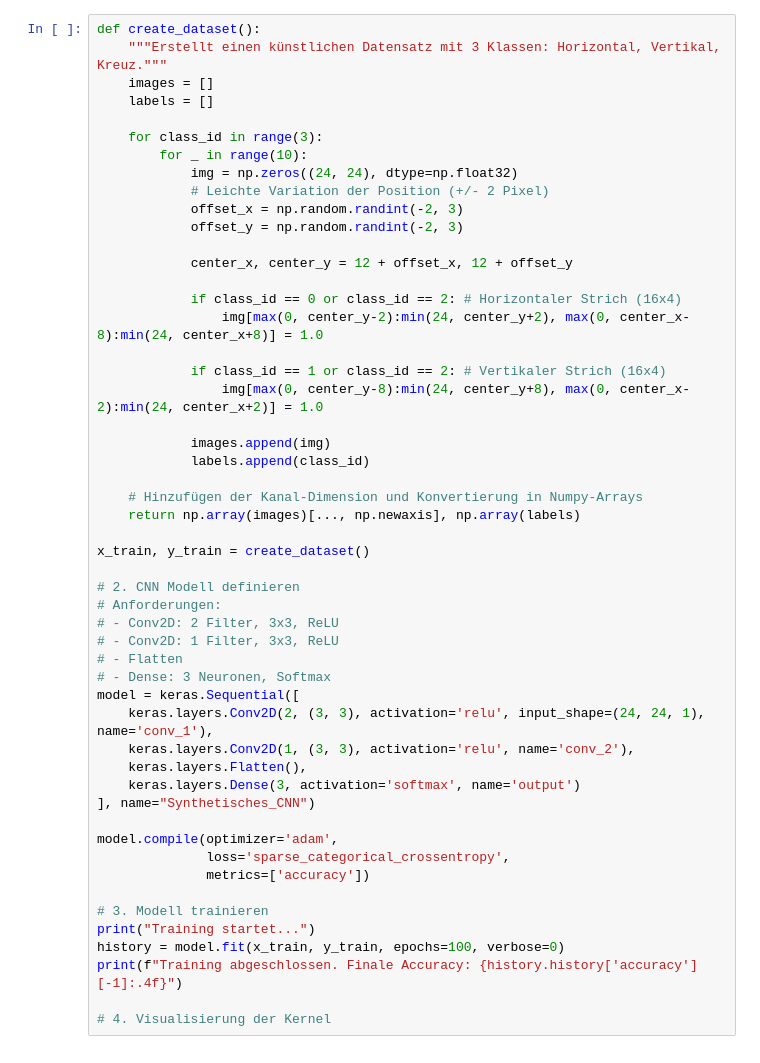
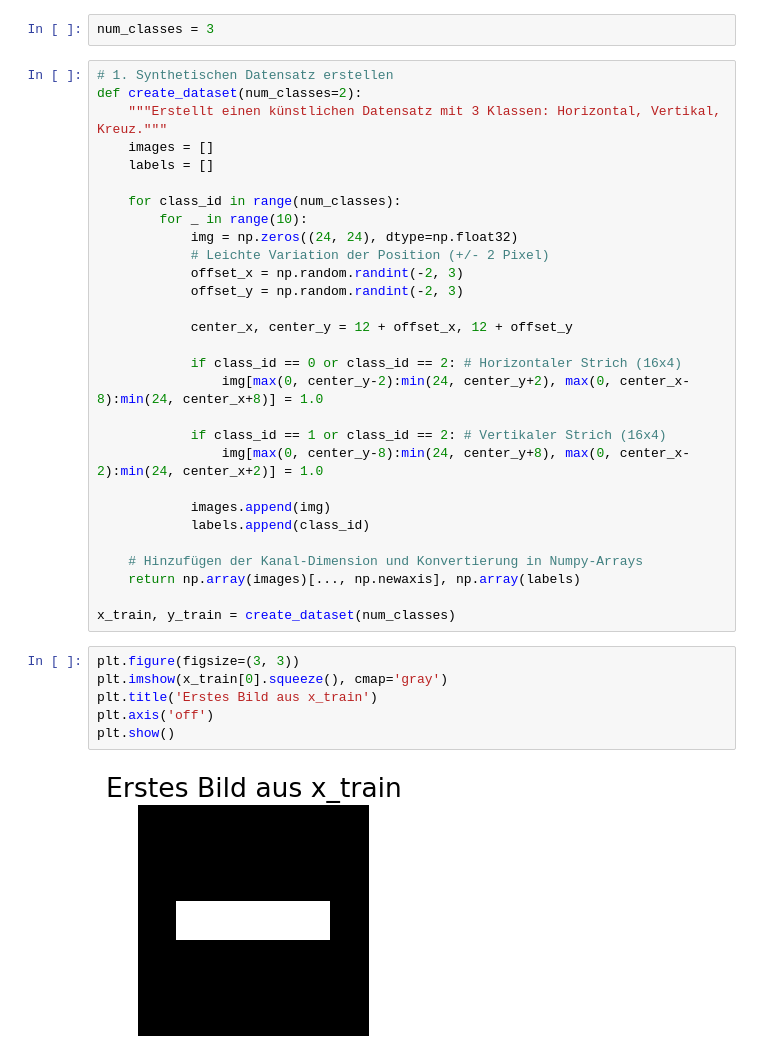
Before and after one commit to dgaida/wpf_dlml_th_public, a Jupyter notebook: assets/exercises/week_06/04_synthetischer_datensatz_cnn.ipynb, the cells around one changed output. Cells and saved outputs as stored; diff of their text form.

```diff
--- a/assets/exercises/week_06/04_synthetischer_datensatz_cnn.ipynb
+++ b/assets/exercises/week_06/04_synthetischer_datensatz_cnn.ipynb
@@ -21,10 +19,13 @@ plt.rcParams.update({'font.size': 16})
+# %%
+num_classes = 3
 # %%
-def create_dataset():
+# 1. Synthetischen Datensatz erstellen
+def create_dataset(num_classes=2):
     """Erstellt einen künstlichen Datensatz mit 3 Klassen: Horizontal, Vertikal, Kreuz."""
     images = []
     labels = []
 
-    for class_id in range(3):
+    for class_id in range(num_classes):
         for _ in range(10):
             img = np.zeros((24, 24), dtype=np.float32)
             # Leichte Variation der Position (+/- 2 Pixel)
@@ -45,28 +46,12 @@ def create_dataset():
     # Hinzufügen der Kanal-Dimension und Konvertierung in Numpy-Arrays
     return np.array(images)[..., np.newaxis], np.array(labels)
 
-x_train, y_train = create_dataset()
-
-# 2. CNN Modell definieren
-# Anforderungen:
-# - Conv2D: 2 Filter, 3x3, ReLU
-# - Conv2D: 1 Filter, 3x3, ReLU
-# - Flatten
-# - Dense: 3 Neuronen, Softmax
-model = keras.Sequential([
-    keras.layers.Conv2D(2, (3, 3), activation='relu', input_shape=(24, 24, 1), name='conv_1'),
-    keras.layers.Conv2D(1, (3, 3), activation='relu', name='conv_2'),
-    keras.layers.Flatten(),
-    keras.layers.Dense(3, activation='softmax', name='output')
-], name="Synthetisches_CNN")
-
-model.compile(optimizer='adam',
-              loss='sparse_categorical_crossentropy',
-              metrics=['accuracy'])
-
-# 3. Modell trainieren
-print("Training startet...")
-history = model.fit(x_train, y_train, epochs=100, verbose=0)
-print(f"Training abgeschlossen. Finale Accuracy: {history.history['accuracy'][-1]:.4f}")
-
-# 4. Visualisierung der Kernel
+x_train, y_train = create_dataset(num_classes)
+# %%
+plt.figure(figsize=(3, 3))
+plt.imshow(x_train[0].squeeze(), cmap='gray')
+plt.title('Erstes Bild aus x_train')
+plt.axis('off')
+plt.show()
+# %% [output]
+[figure, added]
```
Also changed, not shown: parts of 9 cells of this notebook, 13 other files.
